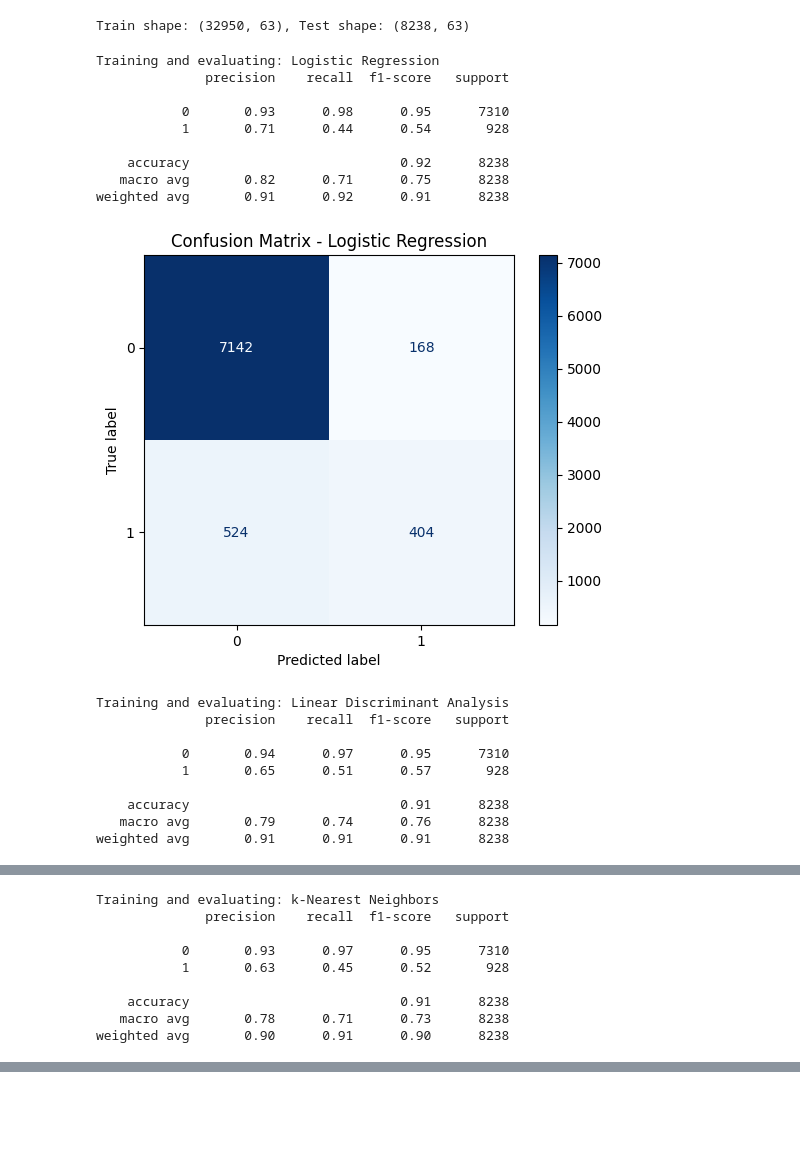
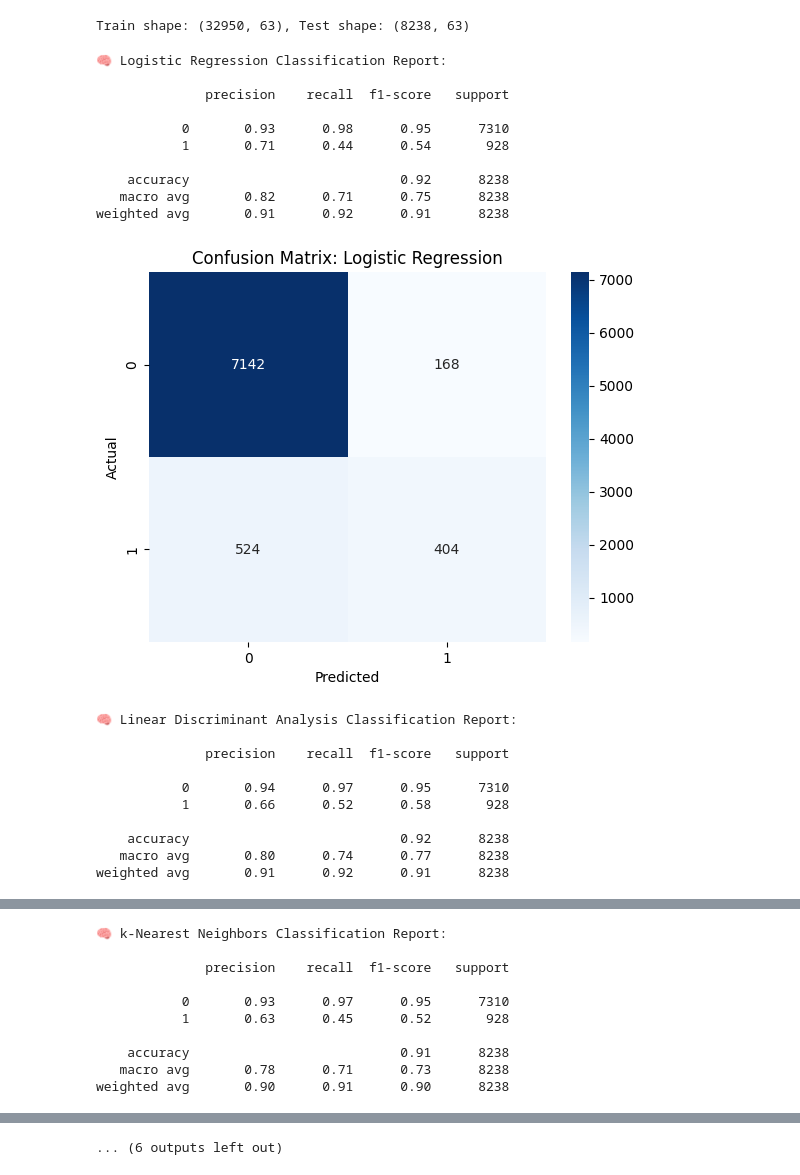
Before and after one commit to Nimakalhori/-bank-marketing-classification, a Jupyter notebook: notebooks/02_model_training_and_evaluation.ipynb, the cells around one changed output, grey strips where cells are left out. Drawn from its saved outputs; the diff is of its cells as text; code cells hidden in the pictures; blank space fills up the shorter version.

```diff
--- a/notebooks/02_model_training_and_evaluation.ipynb
+++ b/notebooks/02_model_training_and_evaluation.ipynb
@@ -25,68 +29,71 @@ print(f"Train shape: {X_train.shape}, Test shape: {X_test.shape}")
 # %% [output]
 Train shape: (32950, 63), Test shape: (8238, 63)
 # %%
-# Cell 3: Define baseline classifiers
-classifiers = {
+# Cell 3: Initialize classifiers
+models = {
     'Logistic Regression': LogisticRegression(max_iter=1000),
-    'Linear Discriminant Analysis': LinearDiscriminantAnalysis(),
+    'Linear Discriminant Analysis': LinearDiscriminantAnalysis(solver='lsqr', shrinkage='auto'),
     'k-Nearest Neighbors': KNeighborsClassifier(),
     'Naive Bayes': GaussianNB(),
     'SVM (Linear Kernel)': SVC(kernel='linear', probability=True)
 }
+
+# Add additional tree-based models
+models.update({
+    'Decision Tree': DecisionTreeClassifier(random_state=42),
+    'Random Forest': RandomForestClassifier(n_estimators=100, random_state=42),
+    'Gradient Boosting': GradientBoostingClassifier(n_estimators=100, random_state=42),
+    'Extra Trees': ExtraTreesClassifier(n_estimators=100, random_state=42)
+})
 # %%
-# Cell 4: Train, evaluate classifiers and collect metrics and predictions
-results = []
+# Cell 4: Train and evaluate models
 predictions = {}
+metrics = []
+best_model = None
+best_f1 = 0.0
 
-for name, clf in classifiers.items():
-    print(f"\nTraining and evaluating: {name}")
-    clf.fit(X_train, y_train)
-    y_pred = clf.predict(X_test)
-
+for name, model in models.items():
+    model.fit(X_train, y_train)
+    y_pred = model.predict(X_test)
     predictions[name] = y_pred
 
-    acc = np.round(clf.score(X_test, y_test), 4)
-    prec = np.round(pd.Series(y_pred).corr(y_test), 4)  # Just a placeholder, better to calculate precision explicitly
-    prec = np.round(np.mean(y_pred[y_test == 1] == 1), 4)  # correct precision calculation below
-
-    # Better precision, recall, f1 from sklearn
-    from sklearn.metrics import precision_score, recall_score, f1_score
-
+    acc = accuracy_score(y_test, y_pred)
     prec = precision_score(y_test, y_pred)
     rec = recall_score(y_test, y_pred)
     f1 = f1_score(y_test, y_pred)
+    metrics.append([name, acc, prec, rec, f1])
 
-    results.append({
-        'Model': name,
-        'Accuracy': acc,
-        'Precision (class 1)': prec,
-        'Recall (class 1)': rec,
-        'F1-score (class 1)': f1
-    })
+    print(f"\n🧠 {name} Classification Report:\n")
+    print(classification_report(y_test, y_pred))
 
-    print(classification_report(y_test, y_pred))
     cm = confusion_matrix(y_test, y_pred)
-    disp = ConfusionMatrixDisplay(confusion_matrix=cm, display_labels=clf.classes_)
-    disp.plot(cmap=plt.cm.Blues)
-    plt.title(f"Confusion Matrix - {name}")
+    sns.heatmap(cm, annot=True, fmt='d', cmap='Blues')
+    plt.title(f"Confusion Matrix: {name}")
+    plt.xlabel('Predicted')
+    plt.ylabel('Actual')
     plt.show()
+
+    if name == 'Gradient Boosting':
+        best_model = model
 # %% [output]
-Training and evaluating: Logistic Regression
+🧠 Logistic Regression Classification Report:
+
               precision    recall  f1-score   support
 
            0       0.93      0.98      0.95      7310
            1       0.71      0.44      0.54       928
 
     accuracy                           0.92      8238
    macro avg       0.82      0.71      0.75      8238
 weighted avg       0.91      0.92      0.91      8238
-[figure, old version]
+[figure, new version]
-Training and evaluating: Linear Discriminant Analysis
+🧠 Linear Discriminant Analysis Classification Report:
+
               precision    recall  f1-score   support
 
            0       0.94      0.97      0.95      7310
-           1       0.65      0.51      0.57       928
+           1       0.66      0.52      0.58       928
 
-    accuracy                           0.91      8238
-   macro avg       0.79      0.74      0.76      8238
-weighted avg       0.91      0.91      0.91      8238
+    accuracy                           0.92      8238
+   macro avg       0.80      0.74      0.77      8238
+weighted avg       0.91      0.92      0.91      8238
@@ -94,4 +101,5 @@ weighted avg       0.91      0.91      0.91      8238
-Training and evaluating: k-Nearest Neighbors
+🧠 k-Nearest Neighbors Classification Report:
+
               precision    recall  f1-score   support
 
            0       0.93      0.97      0.95      7310
@@ -124 +145,2 @@ weighted avg       0.89      0.91      0.89      8238
+... (6 outputs left out)
 # %%
```
Also changed, not shown: parts of 5 cells of this notebook.
